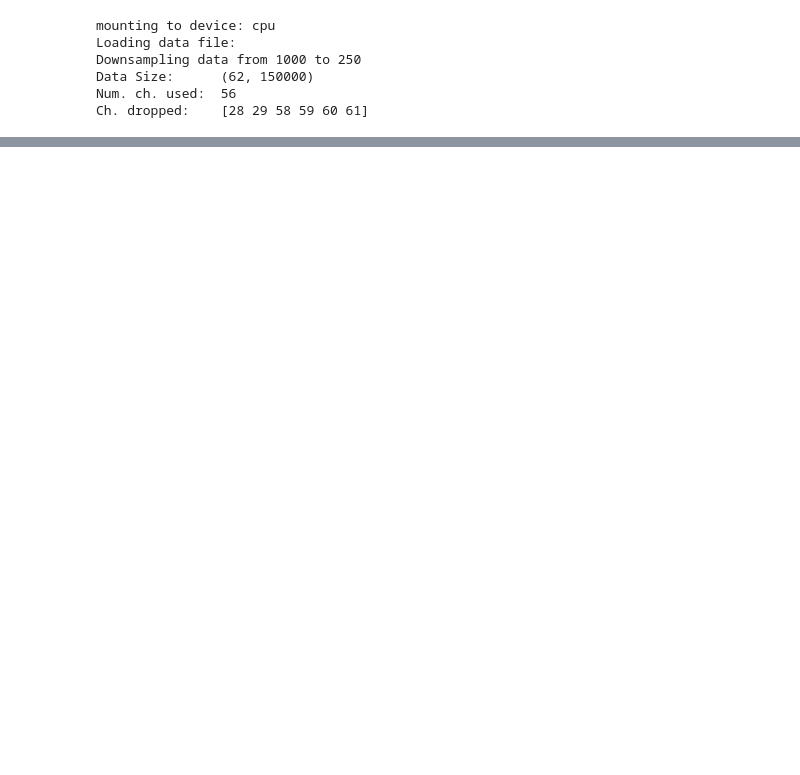
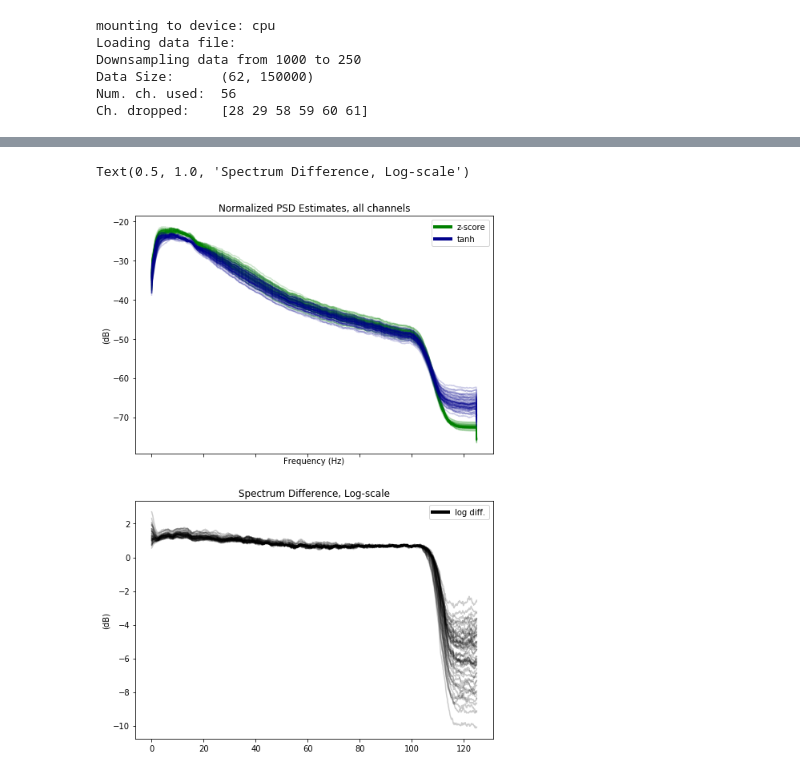
Before and after one commit to m-nolan/ecog_is2s, a Jupyter notebook: notebooks/Assess_ECoG_Normalization_20200423.ipynb, the cells around one changed output, grey strips where cells are left out. Drawn from its saved outputs; the diff is of its cells as text; code cells hidden in the pictures; blank space fills up the shorter version.

```diff
--- a/notebooks/Assess_ECoG_Normalization_20200423.ipynb
+++ b/notebooks/Assess_ECoG_Normalization_20200423.ipynb
@@ -218,0 +255,22 @@ ax[0].imshow(model_def['model_state_dict']['encoder.rnn.weight_ih_l0'])
+# %%
+psd_z_mean_db = 10*np.log10(Sz.mean(axis=-1))
+psd_t_mean_db = 10*np.log10(St.mean(axis=-1))
+psd_diff_db = psd_z_mean_db - psd_t_mean_db
+
+f_log,ax = plt.subplots(2,1,figsize=(8,12),sharex=True)
+ax[0].plot(fz,psd_z_mean_db.T,color='green',alpha=0.2)
+ax[0].plot(ft,psd_t_mean_db.T,color='darkblue',alpha=0.2,label='tanh')
+leg_el_0 = [plt.Line2D([0],[0],color='green',linewidth=4,label='z-score')
+           ,plt.Line2D([0],[0],color='darkblue',linewidth=4,label='tanh')]
+ax[0].legend(handles=leg_el_0,loc=0)
+ax[0].set_ylabel('(dB)')
+ax[0].set_title('Normalized PSD Estimates, all channels')
+ax[1].plot(fz,psd_diff_db.T,color='k',alpha=0.2)
+leg_el_1 = [plt.Line2D([0],[0],color='k',linewidth=4,label='log diff.')]
+ax[1].legend(handles=leg_el_1,loc=0)
+ax[0].set_xlabel('Frequency (Hz)')
+ax[1].set_ylabel('(dB)')
+ax[1].set_title('Spectrum Difference, Log-scale')
+# %% [output]
+Text(0.5, 1.0, 'Spectrum Difference, Log-scale')
+[figure, added]
```
Also changed, not shown: parts of 14 cells of this notebook, 11 other files.
